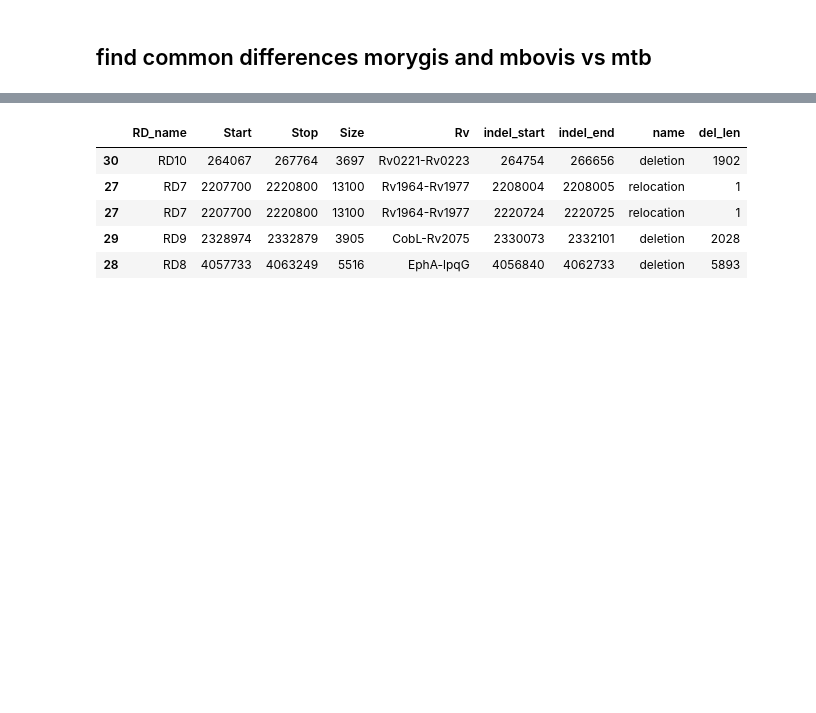
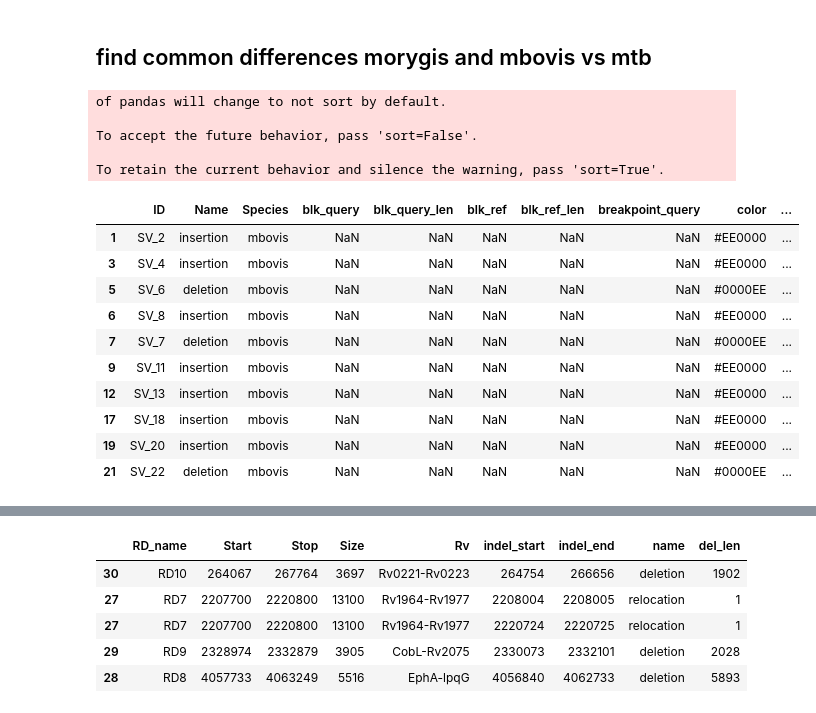
Before and after one commit to Matt-McElheron/Orygis_project, a Jupyter notebook: RunNucDiff_02-08-19.ipynb, the cells around one changed output, grey strips where cells are left out. Drawn from its saved outputs; the diff is of its cells as text; code cells hidden in the pictures; blank space fills up the shorter version.

```diff
--- a/RunNucDiff_02-08-19.ipynb
+++ b/RunNucDiff_02-08-19.ipynb
@@ -149,0 +184,46 @@ for filename in os.listdir('MTB_h37rv_morygis_ncbi/results'):
+# %%
+df_list = []
+
+# We iterate over the results file and extract features
+for result_file in nucdiff_results:
+
+    # We then iterate over each file in the results..
+    for result in os.listdir(result_file):
+
+        # .. and only parse the files of interest..
+            """    if "ref_snps" in result:
+
+            # .. and parse them through the SNPs retriever
+            snps_df = get_nucdiff_snps(f'{result_file}/{result}')
+            df_list.append(snps_df)
+            print(f'{result_file}/{result}')
+
+            print()   """
+        # and same for indels
+            if "ref_struct" in result:
+
+                indels_df = get_nucdiff_indels(f'{result_file}/{result}')
+                indels_df['Species'] = result.split('_')[0]
+                df_list.append(indels_df)
+
+
+indels = pd.concat(df_list)
+#indels.groupby('start').agg({'Species':np.size})
+indels[(indels.Name == 'deletion') | (indels.Name == 'insertion')][:10]
+# %% [output]
+of pandas will change to not sort by default.
+
+To accept the future behavior, pass 'sort=False'.
+
+To retain the current behavior and silence the warning, pass 'sort=True'.
+|  | ID | Name | Species | blk_query | blk_query_len | blk_ref | blk_ref_len | breakpoint_query | color | ... |
+| 1 | SV_2 | insertion | mbovis | NaN | NaN | NaN | NaN | NaN | #EE0000 | ... |
+| 3 | SV_4 | insertion | mbovis | NaN | NaN | NaN | NaN | NaN | #EE0000 | ... |
+| 5 | SV_6 | deletion | mbovis | NaN | NaN | NaN | NaN | NaN | #0000EE | ... |
+| 6 | SV_8 | insertion | mbovis | NaN | NaN | NaN | NaN | NaN | #EE0000 | ... |
+| 7 | SV_7 | deletion | mbovis | NaN | NaN | NaN | NaN | NaN | #0000EE | ... |
+| 9 | SV_11 | insertion | mbovis | NaN | NaN | NaN | NaN | NaN | #EE0000 | ... |
+| 12 | SV_13 | insertion | mbovis | NaN | NaN | NaN | NaN | NaN | #EE0000 | ... |
+| 17 | SV_18 | insertion | mbovis | NaN | NaN | NaN | NaN | NaN | #EE0000 | ... |
+| 19 | SV_20 | insertion | mbovis | NaN | NaN | NaN | NaN | NaN | #EE0000 | ... |
+| 21 | SV_22 | deletion | mbovis | NaN | NaN | NaN | NaN | NaN | #0000EE | ... |
```
Also changed, not shown: parts of 11 cells of this notebook, 1 other file.
